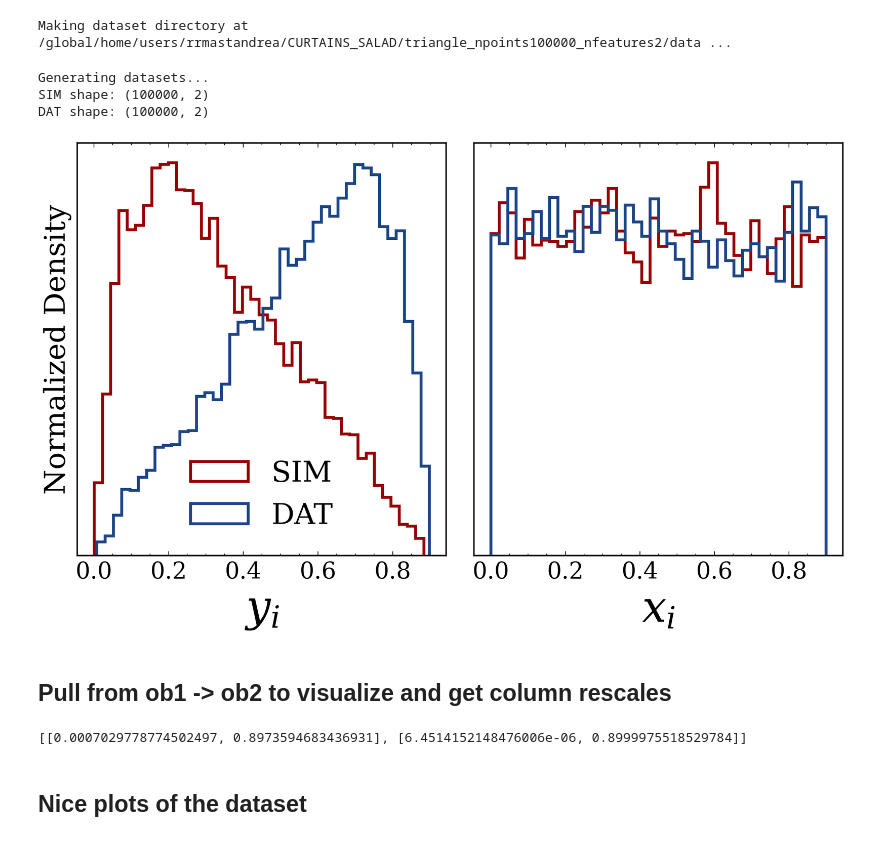
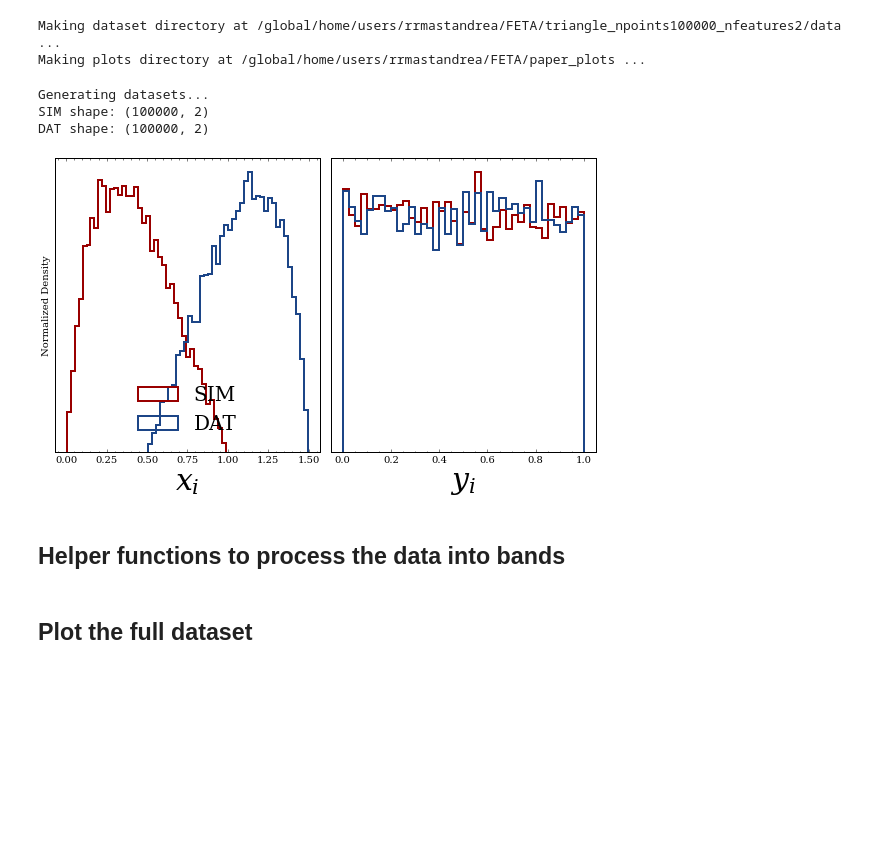
Before and after one commit to rmastand/FETA, a Jupyter notebook: generate_dataset_and_preprocess_toy.ipynb, the cells around one changed output. Drawn from its saved outputs; the diff is of its cells as text; code cells hidden in the pictures; blank space fills up the shorter version.

Commit message:
cleaned up toy dataset generation to arxiv valyes

```diff
--- a/generate_dataset_and_preprocess_toy.ipynb
+++ b/generate_dataset_and_preprocess_toy.ipynb
@@ -17,6 +17,6 @@ from matplotlib.backends.backend_pdf import PdfPages as pp
 # %%
 # directories
-curtains_dir = "/global/home/users/rrmastandrea/CURTAINS_SALAD/"
+feta_dir = "/global/home/users/rrmastandrea/FETA/"
 
 # function input paramters
 n_points = 100000
@@ -24,29 +24,35 @@ dataset_id = "triangle"
 n_features = 2 # including context
 dataset_config_string = f"{dataset_id}_npoints{n_points}_nfeatures{n_features}/"
 
-
-data_dir = os.path.join(curtains_dir, dataset_config_string, "data")
-
+# make directory for data
+data_dir = os.path.join(feta_dir, dataset_config_string, "data")
 print("Making dataset directory at", data_dir, "...")
 os.makedirs(data_dir, exist_ok=True)
+
+# make directory for plots
+plots_dir = os.path.join(feta_dir, "paper_plots")
+print("Making plots directory at", plots_dir, "...")
+os.makedirs(plots_dir, exist_ok=True)
 # %% [output]
-Making dataset directory at /global/home/users/rrmastandrea/CURTAINS_SALAD/triangle_npoints100000_nfeatures2/data ...
+Making dataset directory at /global/home/users/rrmastandrea/FETA/triangle_npoints100000_nfeatures2/data ...
+Making plots directory at /global/home/users/rrmastandrea/FETA/paper_plots ...
 # %%
 # dataset generation parameters
-context_endpoints = (0, .9)
-
+context_endpoints = (0, 1)
 
 bands_dict = {
-              "sb1": [0, .3],
-              "sr" : [.3, .6],
-              "sb2": [.6, .9],
+              "sb1": [0, .34],
+              "sr" : [.34, .66],
+              "sb2": [.66, 1],
             }
 
 print("Generating datasets...")
 
+data_sim = make_dataset_with_context(n_points, n_features-1, dataset_id, context_endpoints, .999)
+data_dat = make_dataset_with_context(n_points, n_features-1, dataset_id, context_endpoints, 1.001)
 
-data_sim = make_dataset_with_context(n_points, n_features-1, dataset_id, context_endpoints, (0.25/0.5))
-data_dat = make_dataset_with_context(n_points, n_features-1, dataset_id, context_endpoints, (0.75/0.5))
+# Shift all the DAT samples by 0.5
+data_dat[:,0] += 0.5
 
 print("SIM shape:", data_sim.shape)
 print("DAT shape:", data_dat.shape)
@@ -57,45 +63,30 @@ DAT shape: (100000, 2)
 # %%
 # features plots
 
 sim_color = "#990000"
 trans_color = "#674ea7"
 dat_color = "#1c4587"
 
 dpi = 800
 
 alpha = 0.5
 n_plot = 10000
 bins = 40
-w = 2
-
 
 import matplotlib as mpl
 mpl.rcParams['axes.linewidth'] = 1 #set the value globally
 
-feature_labels = ["$y_i$", "$x_i$"]
-
+feature_labels = [r"$x_i$", r"$y_i$"]
 
 
 n_features = 2
-
-
-
-fig, ax = plt.subplots(1, n_features, figsize = (4*n_features, 5))
-
-for i in range(n_features):
-    ax[i].hist(data_sim[:n_plot,i], bins = bins, density = True, label = "SIM", histtype = "step", color = sim_color, linewidth = w)
-    ax[i].hist(data_dat[:n_plot,i], bins = bins, density = True, label = "DAT", histtype = "step", color = dat_color, linewidth = w)
-
-    ax[i].set_xlabel(feature_labels[i], fontsize = 30)
-    ax[i].set_yticks([])
-
-ax[0].set_ylabel("Normalized Density")
-ax[0].legend(fontsize = 20, loc = "lower center")
-plt.tight_layout()
-fig.savefig("paper_plots/toy_features.pdf", dpi = dpi)
+fig = plot_feature_histograms(data_sim, data_dat, bins, n_features, feature_labels, n_plot = n_plot)
+fig.savefig(f"{plots_dir}/toy_features.pdf", dpi = dpi)
 fig.show()
 # %% [output]
-[figure, old version]
+[figure, new version]
+# %% [markdown]
+## Helper functions to process the data into bands
 # %%
 def pull_from_mass_range(dataset, mass_ranges):
 
@@ -128,16 +126,3 @@ def minmaxscale(data, col_minmax, lower = -3.0, upper = 3.0):
-# %% [markdown]
-## Pull from ob1 -> ob2 to visualize and get column rescales
-# %%
-col_minmax = []
-for col in range(2):
-    col_minmax.append([np.min(data_sim[:, col]), np.max(data_sim[:, col])])
-
-print(col_minmax)
-
-
-np.save(os.path.join(data_dir, "col_minmax.npy"), col_minmax)
-# %% [output]
-[[0.0007029778774502497, 0.8973594683436931], [6.4514152148476006e-06, 0.8999975518529784]]
 # %% [markdown]
-## Nice plots of the dataset
+## Plot the full dataset
 # %%
```
Also changed, not shown: parts of 10 cells of this notebook.
